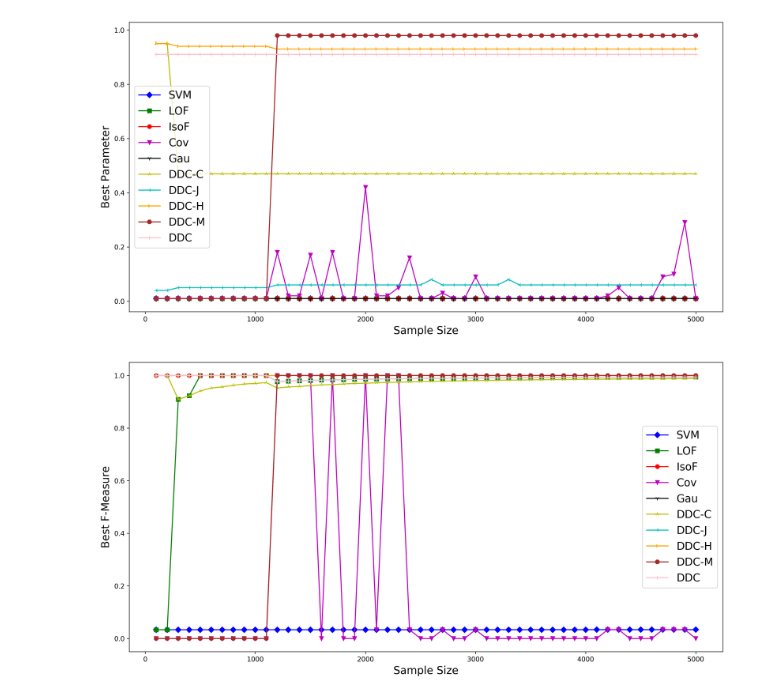
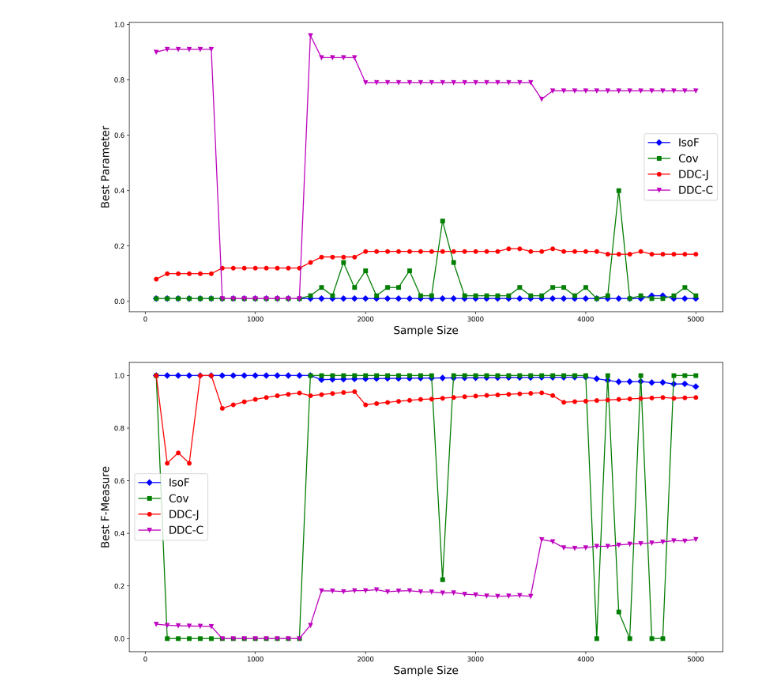
Before and after one commit to nlp-pucrs/prescription-outliers, a Jupyter notebook: paper_exp/Sec_VI_B_epsilon_error_chart.ipynb, the cells around one changed output. Drawn from its saved outputs; the diff is of its cells as text; code cells hidden in the pictures.

```diff
--- a/paper_exp/Sec_VI_B_epsilon_error_chart.ipynb
+++ b/paper_exp/Sec_VI_B_epsilon_error_chart.ipynb
@@ -57,10 +57,10 @@ classifiers = outliers.getRanges()
 mean_ep = pd.DataFrame()
 mean_f = pd.DataFrame()
 
-med = 'ANLODIPINO 10 mg CP' #X
+#med = 'ANLODIPINO 10 mg CP' #X
 #med = 'DICLOFENACO 50 mg CP' X
 #med = 'AMPICILINA + SULBACTAM 2 g + 1 g SOL INJ' X
-#med = 'VARFARINA 5 mg CP' # V
+med = 'VARFARINA 5 mg CP' # V
 #med = 'HIOSCINA (BUTILBROMETO DE ESCOPOLAMINA) 20 mg/ml SOL INJ' # V
 #med = 'TRAMADOL 50mg/ml 1ml SOL INJ'
 #med = 'VITAMINAS DO COMPLEXO B CP' X
@@ -152,8 +139,10 @@ Done
+# %%
+#methods = ['SVM','LOF','IsoF','Cov','Gau','DDC-C','DDC-J','DDC-H','DDC-M','DDC']
+methods = ['IsoF','Cov','DDC-J','DDC-C']
+colors = ['b', 'g', 'r', 'm', 'k', 'y', 'c', 'orange', 'brown', 'pink']
+markers = ['D', 's', 'o', 'v', '1', '2', '3', '4', '8', '+']
 # %%
 plt.figure(figsize=(16, 8), dpi= 300)
-methods = ['SVM','LOF','IsoF','Cov','Gau','DDC-C','DDC-J','DDC-H','DDC-M','DDC']
-colors = ['b', 'g', 'r', 'm', 'k', 'y', 'c', 'orange', 'brown', 'pink']
-markers = ['D', 's', 'o', 'v', '1', '2', '3', '4', '8', '+']
 i = 0
 for m in methods:
     plt.plot(np.asarray(mean_ep.columns),np.asarray(mean_ep.loc[m].values), c=colors[i],label=m, marker=markers[i])
@@ -166,22 +155,19 @@ plt.ylabel('Best Parameter', fontsize=16)
 #plt.xlim(0,28000)
 plt.show()
 # %% [output]
-[figure, old version]
+[figure, new version]
 # %%
 plt.figure(figsize=(16, 8), dpi= 300)
-methods = ['SVM','LOF','IsoF','Cov','Gau','DDC-C','DDC-J','DDC-H','DDC-M','DDC']
-colors = ['b', 'g', 'r', 'm', 'k', 'y', 'c', 'orange', 'brown', 'pink']
-markers = ['D', 's', 'o', 'v', '1', '2', '3', '4', '8', '+']
 i = 0
 for m in methods:
     plt.plot(np.asarray(mean_f.columns),np.asarray(mean_f.loc[m].values), c=colors[i],label=m, marker=markers[i])
     i += 1
 
 plt.legend(fontsize=16)
 plt.xlabel('Sample Size', fontsize=16)
 plt.ylabel('Best F-Measure', fontsize=16)
 #plt.ylim(0,22)
 #plt.xlim(0,28000)
 plt.show()
 # %% [output]
-[figure, old version]
+[figure, new version]
```
Also changed, not shown: parts of 1 cell of this notebook, 4 other files.
